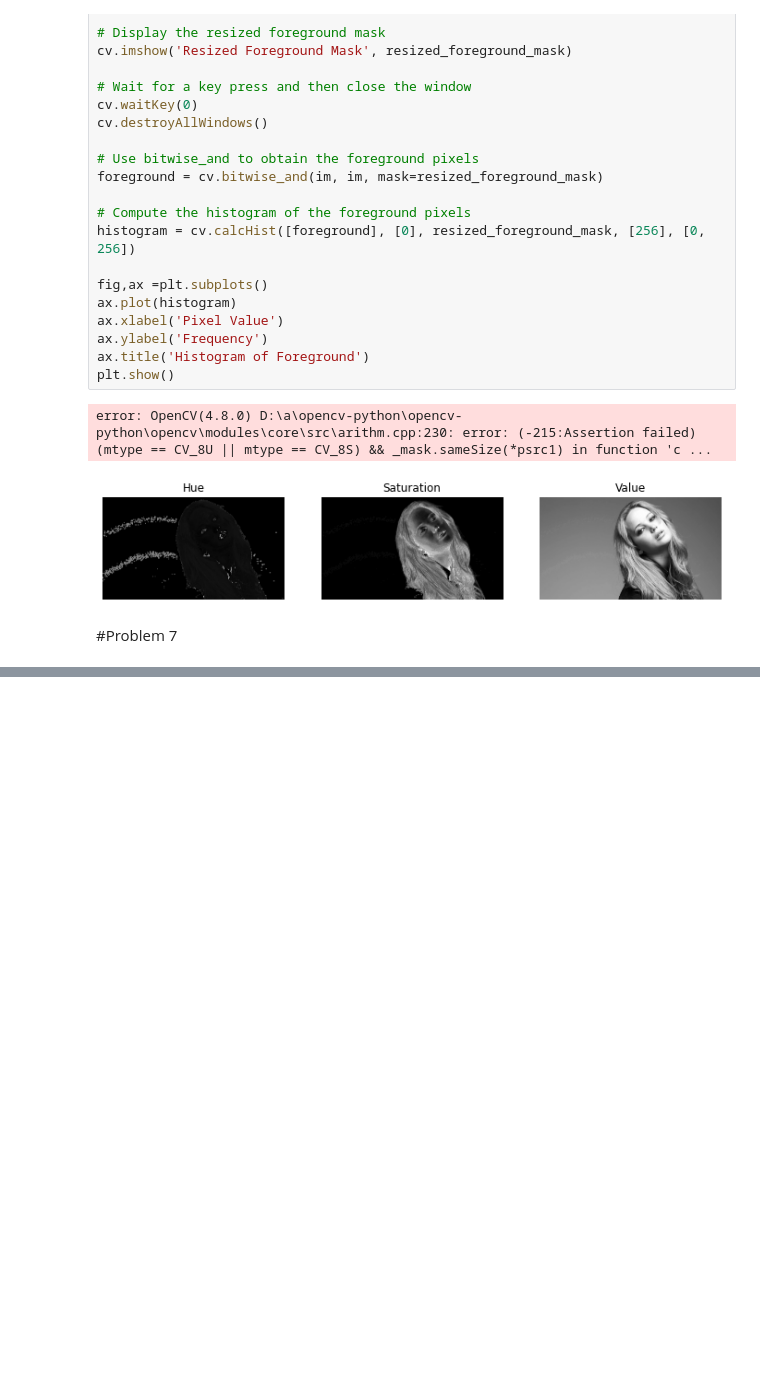
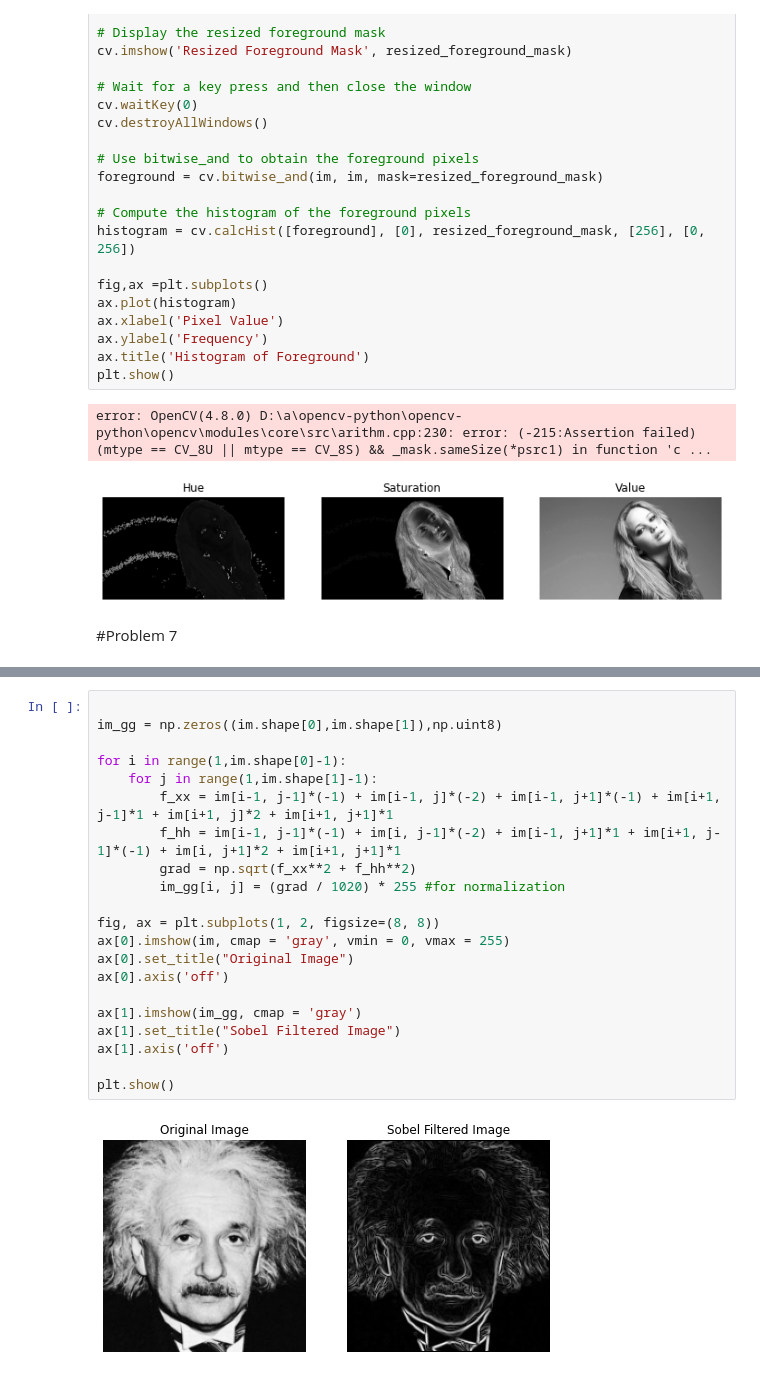
Before and after one commit to HashikaChathubhashaka/Image_Processing_Assignment, a Jupyter notebook: codes.ipynb, the cells around one changed output, grey strips where cells are left out. Saved outputs shown, nothing was run; the diff lists cells and outputs as text; blank space fills up the shorter version.

```diff
--- a/codes.ipynb
+++ b/codes.ipynb
@@ -377,0 +398,23 @@ filt_im = cv.filter2D(im,-1,kernel)
+# %%
+
+im_gg = np.zeros((im.shape[0],im.shape[1]),np.uint8)
+
+for i in range(1,im.shape[0]-1):
+    for j in range(1,im.shape[1]-1):
+        f_xx = im[i-1, j-1]*(-1) + im[i-1, j]*(-2) + im[i-1, j+1]*(-1) + im[i+1, j-1]*1 + im[i+1, j]*2 + im[i+1, j+1]*1
+        f_hh = im[i-1, j-1]*(-1) + im[i, j-1]*(-2) + im[i-1, j+1]*1 + im[i+1, j-1]*(-1) + im[i, j+1]*2 + im[i+1, j+1]*1
+        grad = np.sqrt(f_xx**2 + f_hh**2)
+        im_gg[i, j] = (grad / 1020) * 255 #for normalization
+
+fig, ax = plt.subplots(1, 2, figsize=(8, 8))
+ax[0].imshow(im, cmap = 'gray', vmin = 0, vmax = 255)
+ax[0].set_title("Original Image")
+ax[0].axis('off')
+
+ax[1].imshow(im_gg, cmap = 'gray')
+ax[1].set_title("Sobel Filtered Image")
+ax[1].axis('off')
+
+plt.show()
+# %% [output]
+[figure, added]
```
Also changed, not shown: parts of 3 cells of this notebook, 2 other files.
